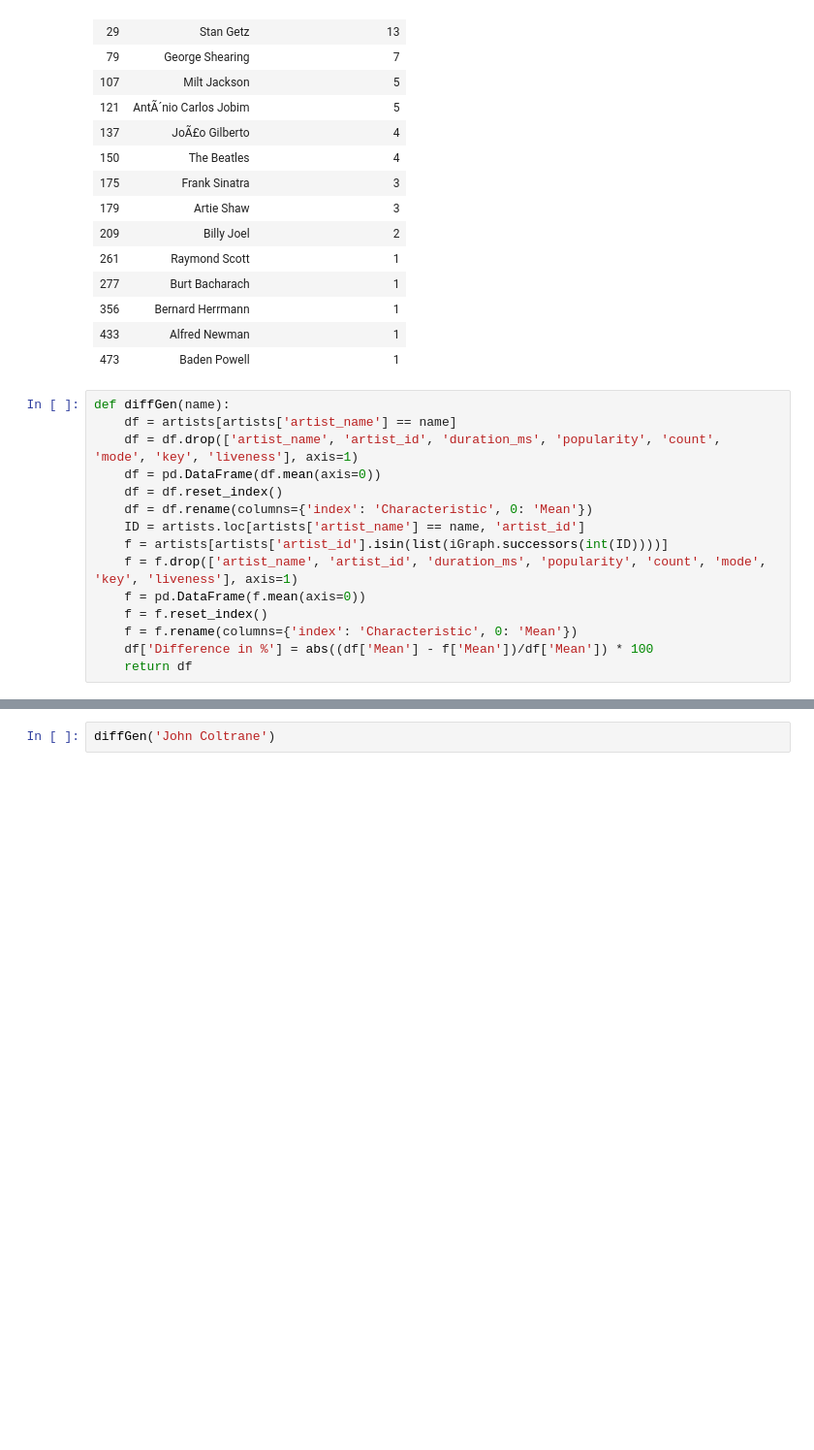
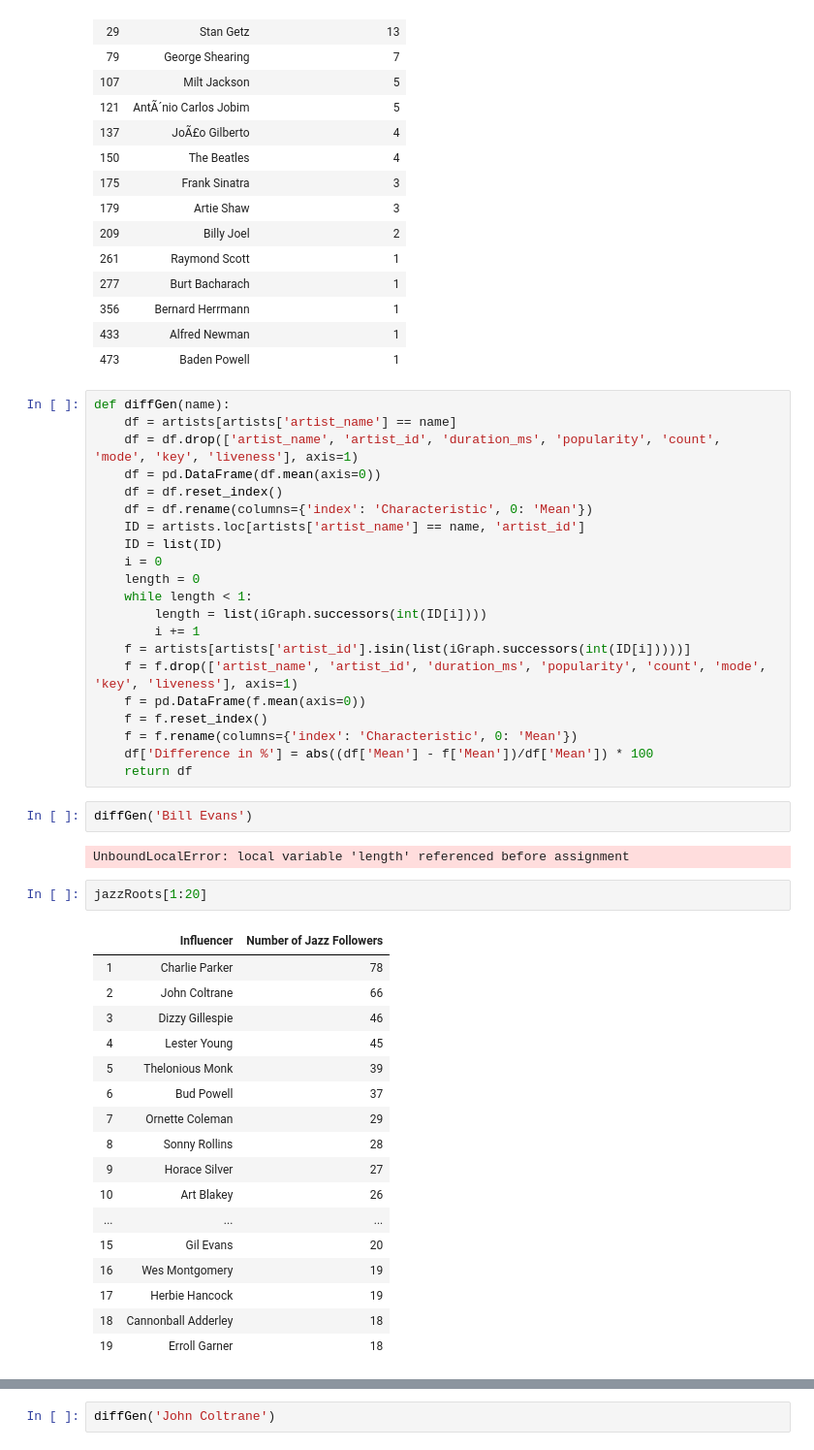
Before and after one commit to Wichaelian/ICM-2021, a Jupyter notebook: 2021_ICM_Problem_D_Data/Problem D.ipynb, the cells around one changed output, grey strips where cells are left out. Shown at 97% size. Cells and saved outputs as stored; diff of their text form; blank space fills up the shorter version.

```diff
--- a/2021_ICM_Problem_D_Data/Problem D.ipynb
+++ b/2021_ICM_Problem_D_Data/Problem D.ipynb
@@ -506,10 +505,40 @@ def diffGen(name):
     df = df.reset_index()
     df = df.rename(columns={'index': 'Characteristic', 0: 'Mean'})
     ID = artists.loc[artists['artist_name'] == name, 'artist_id']
-    f = artists[artists['artist_id'].isin(list(iGraph.successors(int(ID))))]
+    ID = list(ID)
+    i = 0
+    length = 0
+    while length < 1:
+        length = list(iGraph.successors(int(ID[i])))
+        i += 1
+    f = artists[artists['artist_id'].isin(list(iGraph.successors(int(ID[i]))))]
     f = f.drop(['artist_name', 'artist_id', 'duration_ms', 'popularity', 'count', 'mode', 'key', 'liveness'], axis=1)
     f = pd.DataFrame(f.mean(axis=0))
     f = f.reset_index()
     f = f.rename(columns={'index': 'Characteristic', 0: 'Mean'})
     df['Difference in %'] = abs((df['Mean'] - f['Mean'])/df['Mean']) * 100
     return df
+# %%
+diffGen('Bill Evans')
+# %% [output]
+UnboundLocalError: local variable 'length' referenced before assignment
+# %%
+jazzRoots[1:20]
+# %% [output]
+|  | Influencer | Number of Jazz Followers |
+| 1 | Charlie Parker | 78 |
+| 2 | John Coltrane | 66 |
+| 3 | Dizzy Gillespie | 46 |
+| 4 | Lester Young | 45 |
+| 5 | Thelonious Monk | 39 |
+| 6 | Bud Powell | 37 |
+| 7 | Ornette Coleman | 29 |
+| 8 | Sonny Rollins | 28 |
+| 9 | Horace Silver | 27 |
+| 10 | Art Blakey | 26 |
+| ... | ... | ... |
+| 15 | Gil Evans | 20 |
+| 16 | Wes Montgomery | 19 |
+| 17 | Herbie Hancock | 19 |
+| 18 | Cannonball Adderley | 18 |
+| 19 | Erroll Garner | 18 |
```
Also changed, not shown: parts of 7 cells of this notebook.
